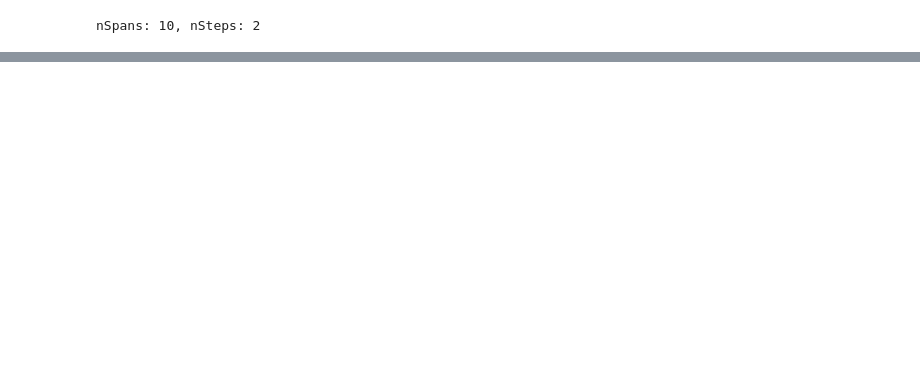
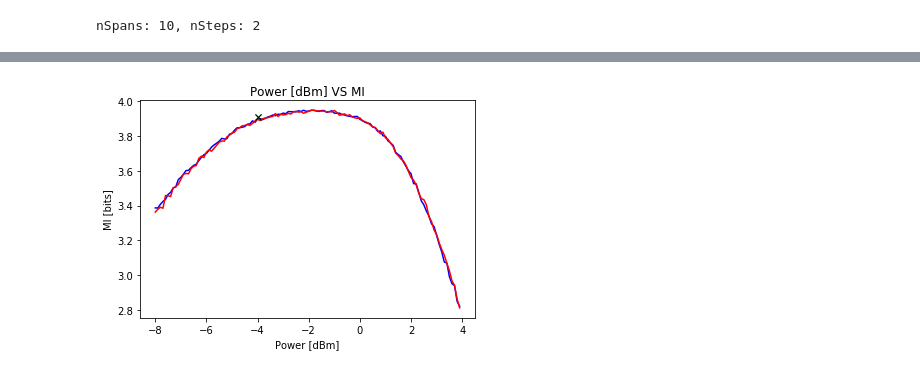
Before and after one commit to Rassibassi/claude, a Jupyter notebook: examples/tf_wdmSystem-learning.ipynb, the cells around one changed output, grey strips where cells are left out. Cells and saved outputs as stored; diff of their text form; code cells hidden in the pictures; blank space fills up the shorter version.

```diff
--- a/examples/tf_wdmSystem-learning.ipynb
+++ b/examples/tf_wdmSystem-learning.ipynb
@@ -313,0 +351,19 @@ plt.show()
+# %%
+qamMI = np.zeros(np.shape(qamEffSNR))
+aeMI = np.zeros(np.shape(qamEffSNR))
+N = 10000
+
+for ii,p in enumerate(powerSweep):
+    qamMI[ii] = cu.SNRtoMI(N, qamEffSNR[ii], np.expand_dims(qam_constellation, 0))
+    aeMI[ii] = cu.SNRtoMI(N, aeEffSNR[ii], np.expand_dims(np_constellation, 0))
+# %%
+plt.plot(powerSweep, qamMI, 'b')
+plt.plot(powerSweep, aeMI, 'r')
+plt.plot(outPdBm, outMetrics['gaussMI'], 'gx')
+plt.plot(outPdBm, outMetrics['nnMI'], 'kx')
+plt.title('Power [dBm] VS MI')
+plt.xlabel('Power [dBm]')
+plt.ylabel('MI [bits]')
+plt.show()
+# %% [output]
+[figure, added]
```
Also changed, not shown: parts of 13 cells of this notebook, 7 other files.
